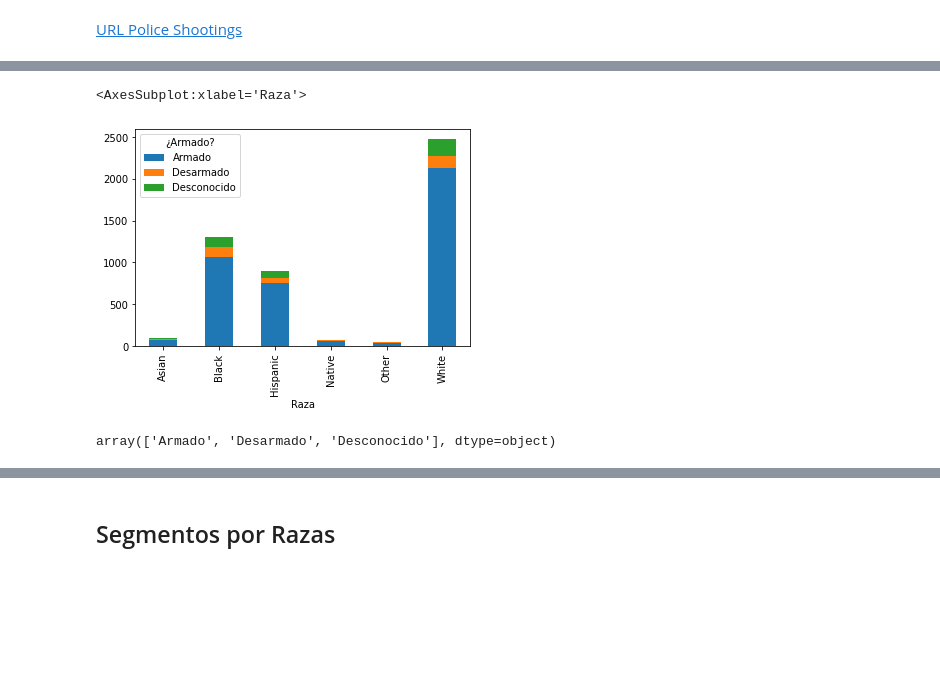
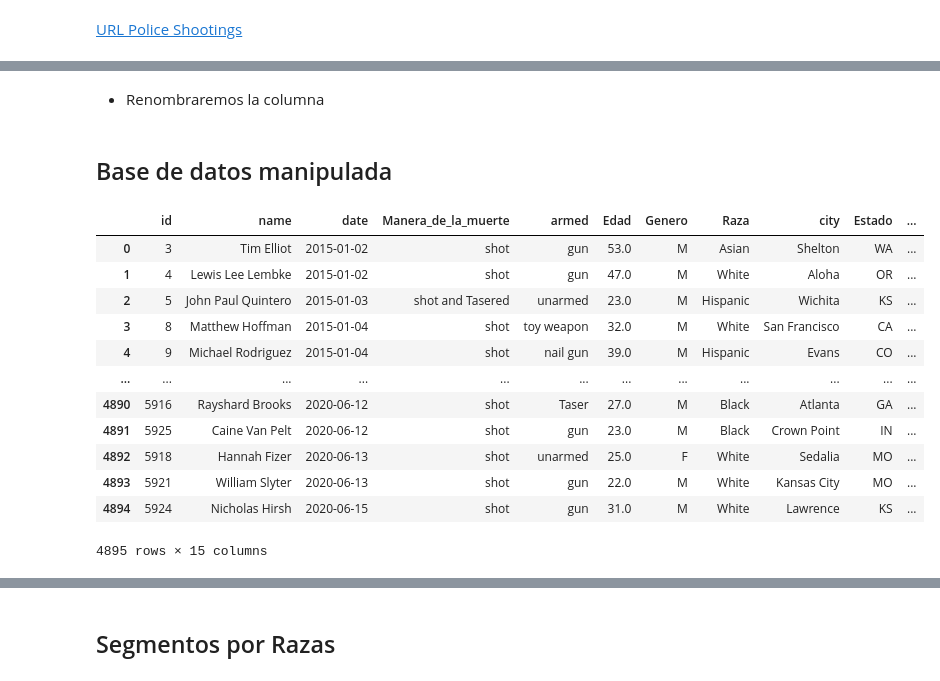
Before and after one commit to EmmanuelGalvan/MineriaDatos, a Jupyter notebook: Archivos/PIA/Visualizacion_Equipo9.ipynb, the cells around one changed output, grey strips where cells are left out. Cells and saved outputs as stored; diff of their text form; code cells hidden in the pictures; blank space fills up the shorter version.

```diff
--- a/Archivos/PIA/Visualizacion_Equipo9.ipynb
+++ b/Archivos/PIA/Visualizacion_Equipo9.ipynb
@@ -27,11 +110,11 @@ df_PS = df_PS.drop(['name','body_camera'], axis=1)
 # %%
-df_PS = df_PS.rename(columns={'date': 'Dia',
+df_PS = df_PS.rename(columns={#'date': 'Dia',
                               'manner_of_death':'Manera_de_la_muerte',
-                              'armed':'Arma',
+                              #'armed':'Arma',
                               'age': 'Edad',
                               'gender':'Genero',
                               'race':'Raza',
-                              'city':'Ciudad',
+                              #'city':'Ciudad',
                               'state':'Estado',
                               'signs_of_mental_illness':'Signos_de_enfermedades_mentales',
                               'threat_level':'Nivel_de_amenaza',
@@ -62,2 +152,4 @@ df_PS = df_PS.replace({"Guns": "Armado",
+# %% [markdown]
+* Renombraremos la columna
 # %%
 df_PS = df_PS.rename(columns={'Categoria_de_armas': '¿Armado?'})
@@ -66,9 +156,18 @@ Conteo_armado = df_PS['¿Armado?'].groupby([df_PS['Raza'], df_PS['¿Armado?']]).
-# %%
-Conteo_armado.plot.bar(stacked = True)
-# %% [output]
-<AxesSubplot:xlabel='Raza'>
-[figure, removed]
+# %% [markdown]
+## Base de datos manipulada
 # %%
-df_PS['¿Armado?'].unique()
+df_PS
 # %% [output]
+|  | id | name | date | Manera_de_la_muerte | armed | Edad | Genero | Raza | city | Estado | ... |
+| 0 | 3 | Tim Elliot | 2015-01-02 | shot | gun | 53.0 | M | Asian | Shelton | WA | ... |
+| 1 | 4 | Lewis Lee Lembke | 2015-01-02 | shot | gun | 47.0 | M | White | Aloha | OR | ... |
+| 2 | 5 | John Paul Quintero | 2015-01-03 | shot and Tasered | unarmed | 23.0 | M | Hispanic | Wichita | KS | ... |
+| 3 | 8 | Matthew Hoffman | 2015-01-04 | shot | toy weapon | 32.0 | M | White | San Francisco | CA | ... |
+| 4 | 9 | Michael Rodriguez | 2015-01-04 | shot | nail gun | 39.0 | M | Hispanic | Evans | CO | ... |
+| ... | ... | ... | ... | ... | ... | ... | ... | ... | ... | ... | ... |
+| 4890 | 5916 | Rayshard Brooks | 2020-06-12 | shot | Taser | 27.0 | M | Black | Atlanta | GA | ... |
+| 4891 | 5925 | Caine Van Pelt | 2020-06-12 | shot | gun | 23.0 | M | Black | Crown Point | IN | ... |
+| 4892 | 5918 | Hannah Fizer | 2020-06-13 | shot | unarmed | 25.0 | F | White | Sedalia | MO | ... |
+| 4893 | 5921 | William Slyter | 2020-06-13 | shot | gun | 22.0 | M | White | Kansas City | MO | ... |
+| 4894 | 5924 | Nicholas Hirsh | 2020-06-15 | shot | gun | 31.0 | M | White | Lawrence | KS | ... |
-array(['Armado', 'Desarmado', 'Desconocido'], dtype=object)
+4895 rows × 15 columns
```
Also changed, not shown: parts of 69 cells of this notebook.
